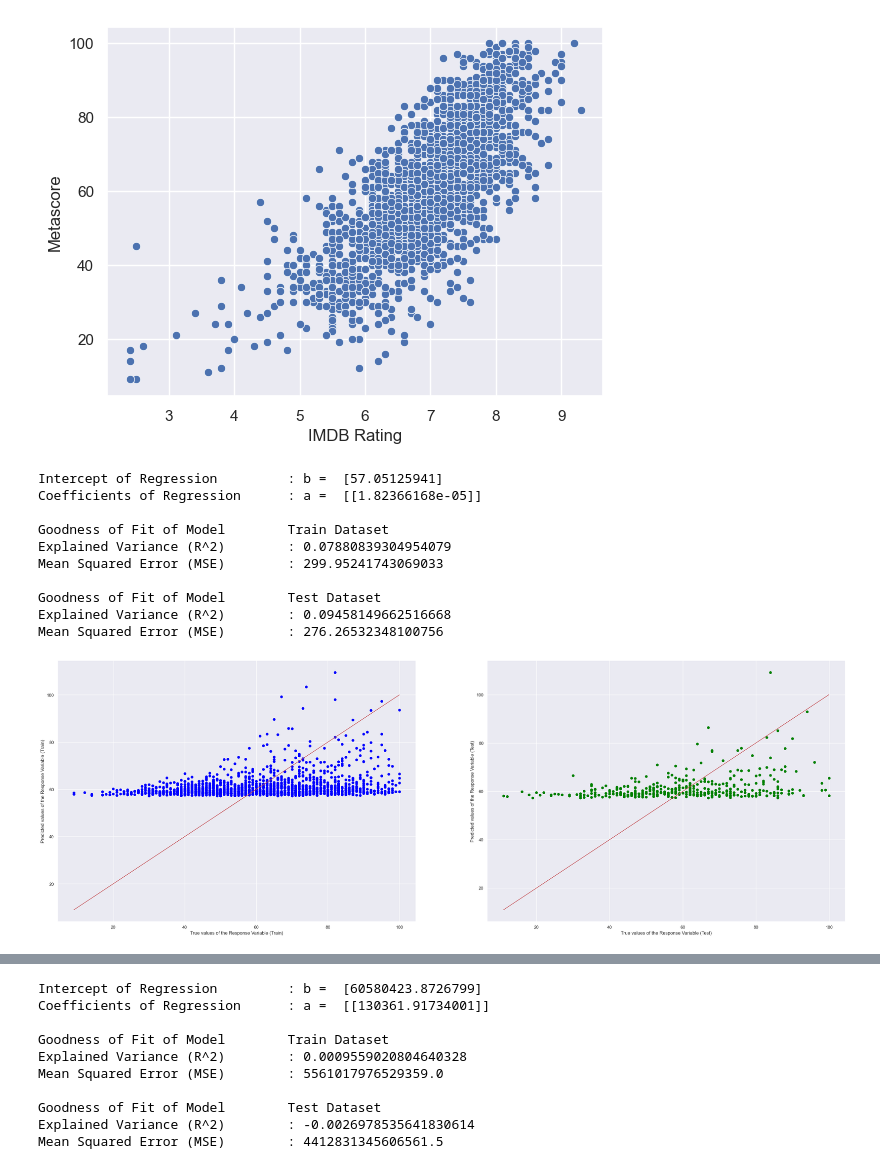
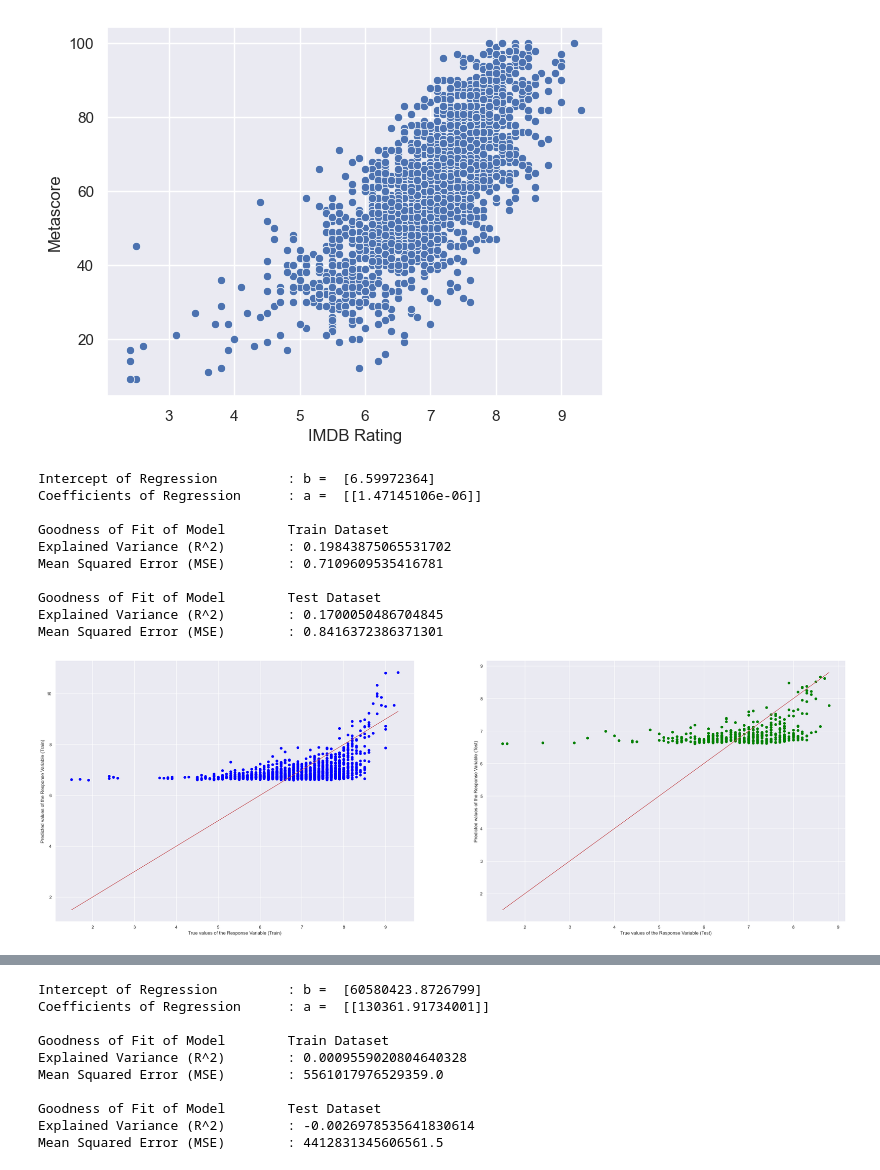
Before and after one commit to Yeesbae/SC1015_MiniProject, a Jupyter notebook: Project_imdb.ipynb, the cells around one changed output, grey strips where cells are left out. Saved outputs shown, nothing was run; the diff lists cells and outputs as text; code cells hidden in the pictures.

```diff
--- a/Project_imdb.ipynb
+++ b/Project_imdb.ipynb
@@ -346,12 +346,12 @@ from sklearn.linear_model import LinearRegression
 from sklearn.model_selection import train_test_split
 from sklearn.metrics import mean_squared_error
 
-merged = pd.DataFrame(data[['Metascore', 'Votes']])
+merged = pd.DataFrame(data[['IMDB Rating', 'Votes']])
 merged = merged.dropna(axis=0)
-metascore = pd.DataFrame(merged['Metascore'])
+imdb_rating = pd.DataFrame(merged['IMDB Rating'])
 votes = pd.DataFrame(merged['Votes'])
 
-X_train, X_test, y_train, y_test = train_test_split(votes, metascore, test_size = 0.2)
+X_train, X_test, y_train, y_test = train_test_split(votes, imdb_rating, test_size = 0.2)
 
 linreg = LinearRegression()         # create the linear regression object
 linreg.fit(X_train, y_train)        # train the linear regression model
@@ -366,38 +366,38 @@ y_train_pred = linreg.predict(X_train)
 y_test_pred = linreg.predict(X_test)
 
 # Check the Goodness of Fit (on Train Data)
 print("Goodness of Fit of Model \tTrain Dataset")
 print("Explained Variance (R^2) \t:", linreg.score(X_train, y_train))
 print("Mean Squared Error (MSE) \t:", mean_squared_error(y_train, y_train_pred))
 print()
 
 # Check the Goodness of Fit (on Test Data)
 print("Goodness of Fit of Model \tTest Dataset")
 print("Explained Variance (R^2) \t:", linreg.score(X_test, y_test))
 print("Mean Squared Error (MSE) \t:", mean_squared_error(y_test, y_test_pred))
 print()
 
 # Plot the Predictions vs the True values
 f, axes = plt.subplots(1, 2, figsize=(36, 12))
 axes[0].scatter(y_train, y_train_pred, color = "blue")
 axes[0].plot(y_train, y_train, 'r-', linewidth = 1)
 axes[0].set_xlabel("True values of the Response Variable (Train)")
 axes[0].set_ylabel("Predicted values of the Response Variable (Train)")
 axes[1].scatter(y_test, y_test_pred, color = "green")
 axes[1].plot(y_test, y_test, 'r-', linewidth = 1)
 axes[1].set_xlabel("True values of the Response Variable (Test)")
 axes[1].set_ylabel("Predicted values of the Response Variable (Test)")
 plt.show()
 # %% [output]
-Intercept of Regression         : b =  [57.05125941]
-Coefficients of Regression      : a =  [[1.82366168e-05]]
+Intercept of Regression         : b =  [6.59972364]
+Coefficients of Regression      : a =  [[1.47145106e-06]]
 
 Goodness of Fit of Model        Train Dataset
-Explained Variance (R^2)        : 0.07880839304954079
-Mean Squared Error (MSE)        : 299.95241743069033
+Explained Variance (R^2)        : 0.19843875065531702
+Mean Squared Error (MSE)        : 0.7109609535416781
 
 Goodness of Fit of Model        Test Dataset
-Explained Variance (R^2)        : 0.09458149662516668
-Mean Squared Error (MSE)        : 276.26532348100756
+Explained Variance (R^2)        : 0.1700050486704845
+Mean Squared Error (MSE)        : 0.8416372386371301
-[figure, old version]
+[figure, new version]
 # %%
```
Also changed, not shown: parts of 1 cell of this notebook.
